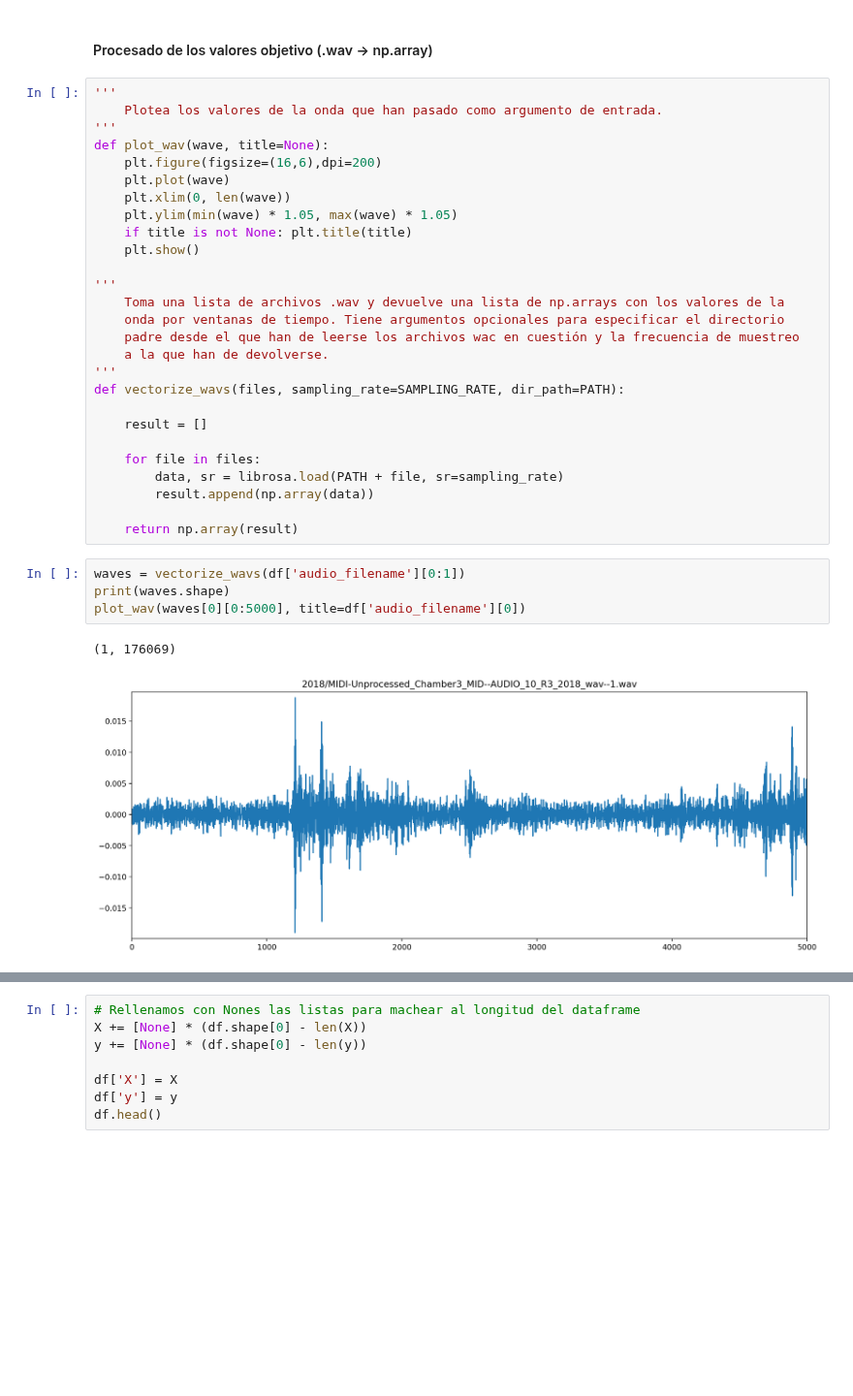
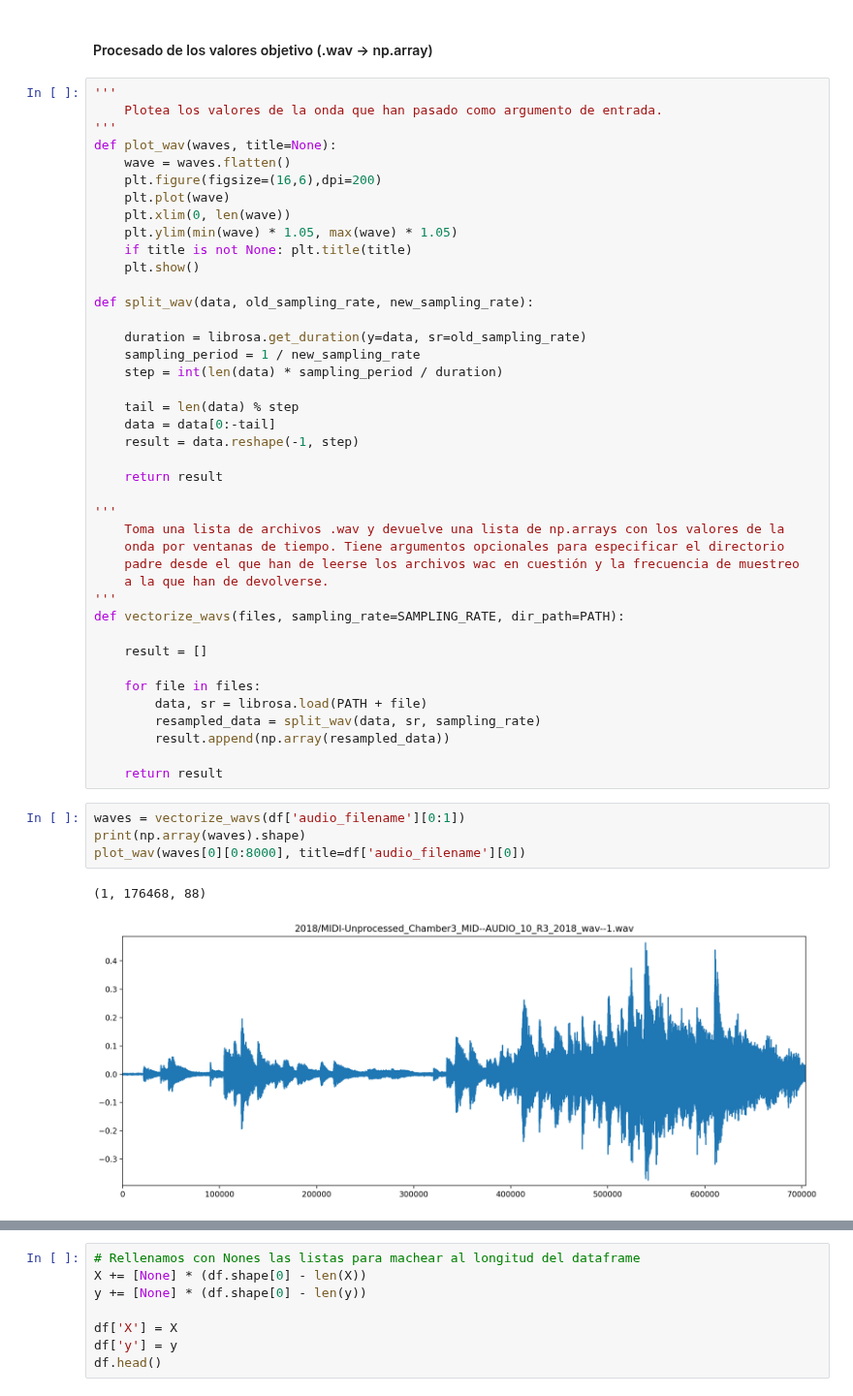
Before and after one commit to alvaro-lg/TFG, a Jupyter notebook: TFG.ipynb, the cells around one changed output, grey strips where cells are left out. Shown at 97% size. Cells and saved outputs as stored; diff of their text form; blank space fills up the shorter version.

```diff
--- a/TFG.ipynb
+++ b/TFG.ipynb
@@ -294,13 +228,26 @@ plot_pianoroll(pianorolls[0][0:20000], title=df['midi_filename'][0])
 '''
     Plotea los valores de la onda que han pasado como argumento de entrada.
 '''
-def plot_wav(wave, title=None):
+def plot_wav(waves, title=None):
+    wave = waves.flatten()
     plt.figure(figsize=(16,6),dpi=200)
     plt.plot(wave)
     plt.xlim(0, len(wave))
     plt.ylim(min(wave) * 1.05, max(wave) * 1.05)
     if title is not None: plt.title(title)
     plt.show()
+
+def split_wav(data, old_sampling_rate, new_sampling_rate):
+
+    duration = librosa.get_duration(y=data, sr=old_sampling_rate)
+    sampling_period = 1 / new_sampling_rate
+    step = int(len(data) * sampling_period / duration)
+
+    tail = len(data) % step
+    data = data[0:-tail]
+    result = data.reshape(-1, step)
+
+    return result
 
 '''
     Toma una lista de archivos .wav y devuelve una lista de np.arrays con los valores de la
@@ -313,14 +260,15 @@ def vectorize_wavs(files, sampling_rate=SAMPLING_RATE, dir_path=PATH):
     result = []
 
     for file in files:
-        data, sr = librosa.load(PATH + file, sr=sampling_rate)
-        result.append(np.array(data))
+        data, sr = librosa.load(PATH + file)
+        resampled_data = split_wav(data, sr, sampling_rate)
+        result.append(np.array(resampled_data))
 
-    return np.array(result)
+    return result
 # %%
 waves = vectorize_wavs(df['audio_filename'][0:1])
-print(waves.shape)
-plot_wav(waves[0][0:5000], title=df['audio_filename'][0])
+print(np.array(waves).shape)
+plot_wav(waves[0][0:8000], title=df['audio_filename'][0])
 # %% [output]
-(1, 176069)
+(1, 176468, 88)
-[figure, old version]
+[figure, new version]
```
Also changed, not shown: parts of 15 cells of this notebook.
